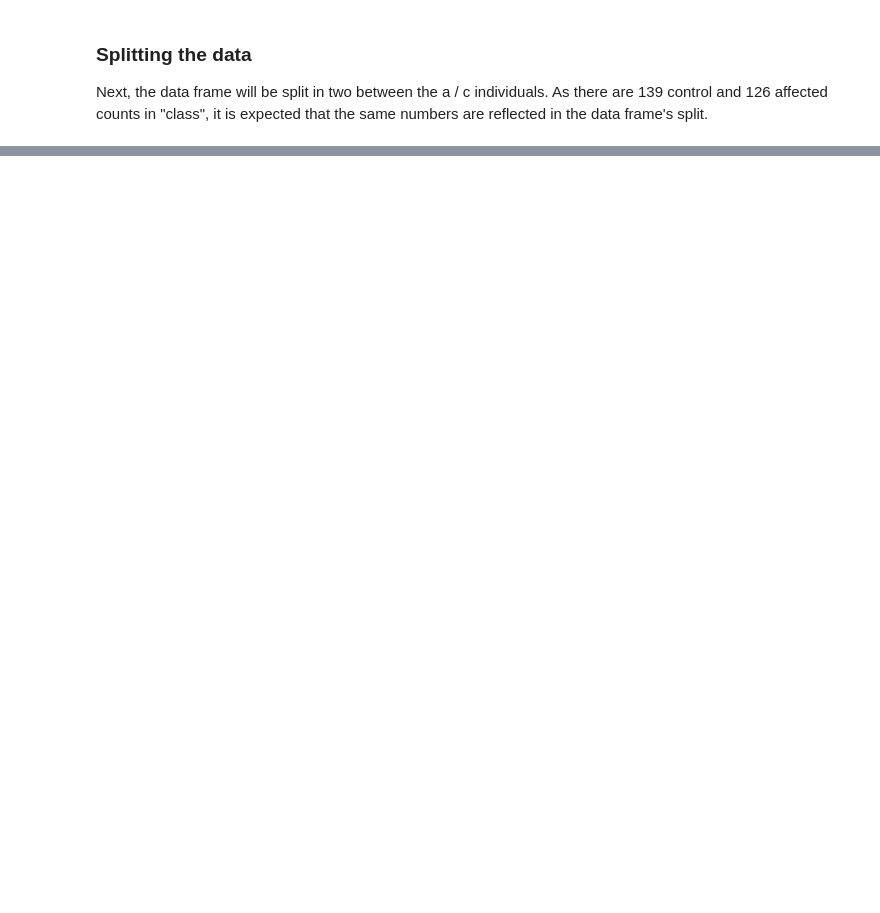
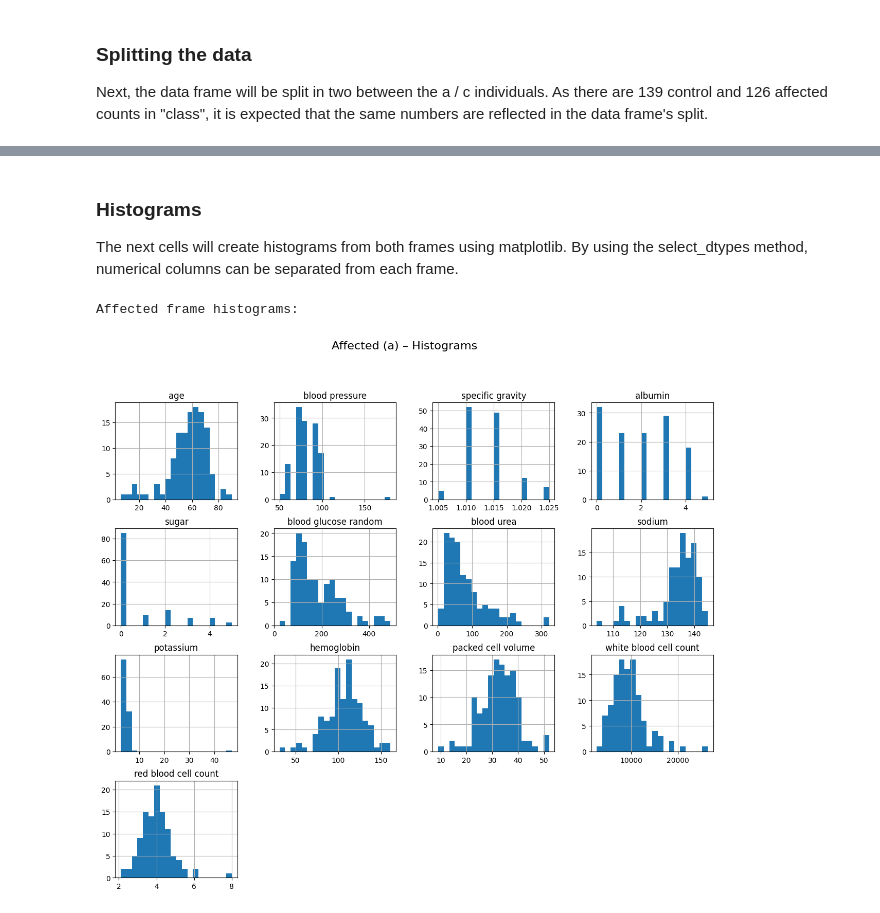
Before and after one commit to WelehoBRUDER/MetropoliaAMK-data-handling, a Jupyter notebook: task-1/main.ipynb, the cells around one changed output, grey strips where cells are left out. Saved outputs shown, nothing was run; the diff lists cells and outputs as text; code cells hidden in the pictures; blank space fills up the shorter version.

```diff
--- a/task-1/main.ipynb
+++ b/task-1/main.ipynb
@@ -147,3 +148,11 @@ print(df_modified['hemoglobin'].mean())
 Next, the data frame will be split in two between the a / c individuals.
 As there are 139 control and 126 affected counts in "class", it is expected that the same numbers are
 reflected in the data frame's split.
+# %%
+# split the frame by filtering either affected or control rows
+df_a = df_modified[df_modified['class'] == 'a']
+df_c = df_modified[df_modified['class'] == 'c']
+
+# verify the split worked as expected
+print("Affected frame row count: " + str(df_a.shape[0]))
+print("Control frame row count: " + str(df_c.shape[0]))
@@ -149,0 +193,18 @@ reflected in the data frame's split.
+# %% [markdown]
+### Histograms
+The next cells will create histograms from both frames using matplotlib.
+By using the select_dtypes method, numerical columns can be separated from each frame.
+# %%
+# Start by importing matplotlib
+import matplotlib.pyplot as plt
+
+# get numerical columns only
+values = df_modified.select_dtypes(include="number").columns
+# %%
+print("Affected frame histograms:")
+df_a[values].hist(figsize=(15, 12), bins=20)
+plt.suptitle("Affected (a) – Histograms", fontsize=16)
+plt.show()
+# %% [output]
+Affected frame histograms:
+[figure, added]
```
Also changed, not shown: parts of 14 cells of this notebook.
